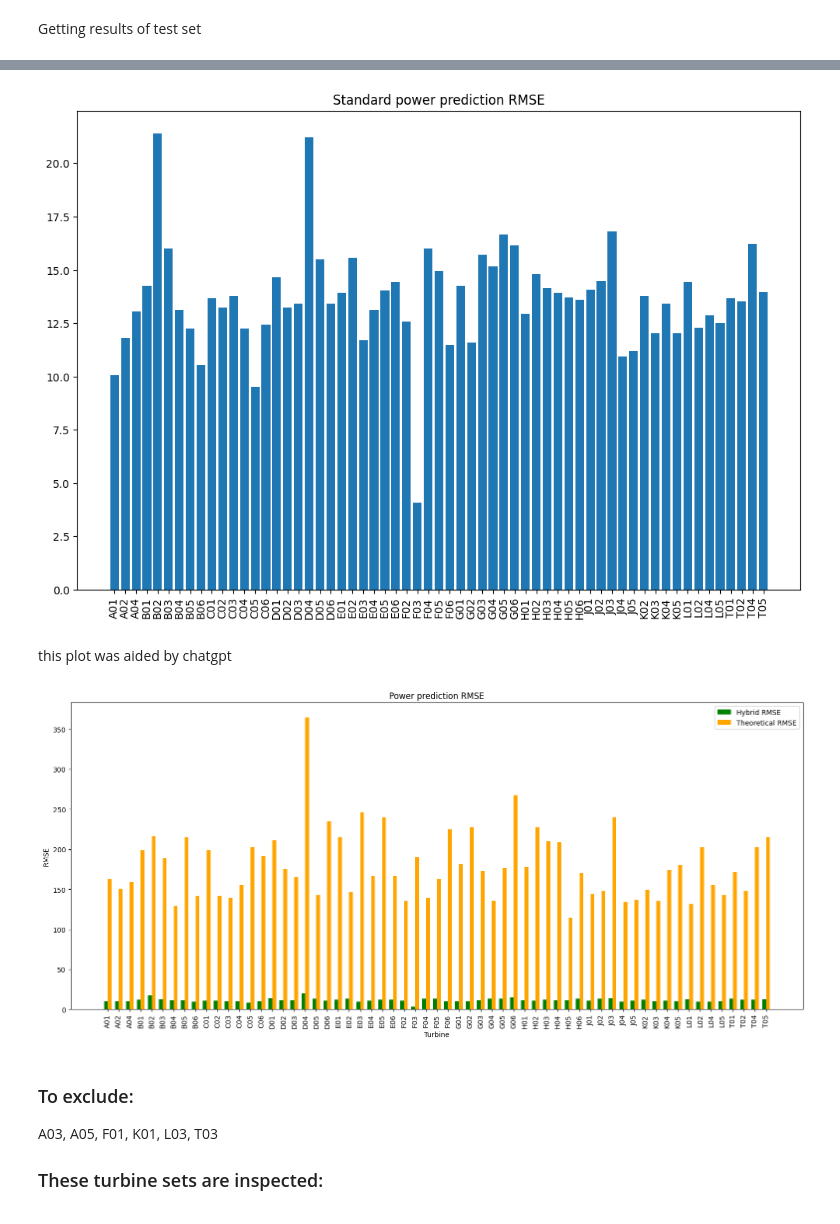
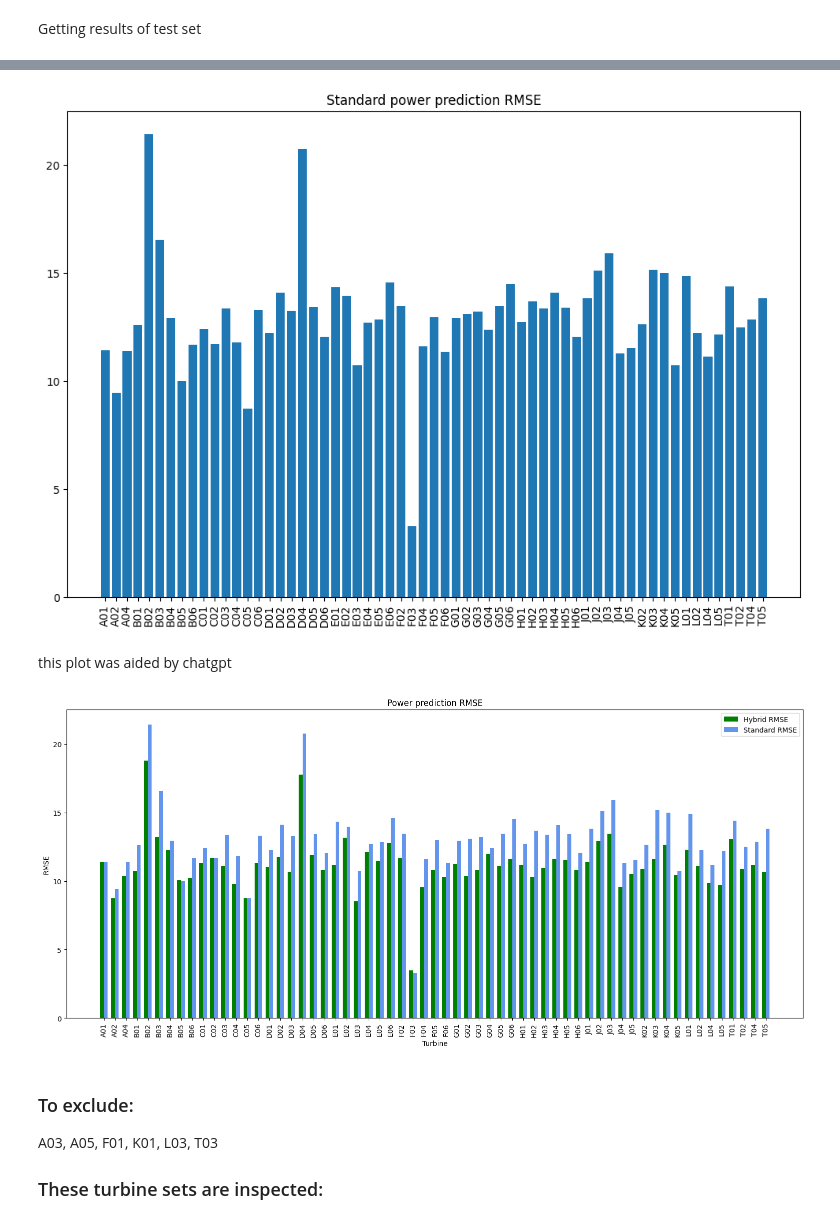
Before and after one commit to sondretb/Master-thesis---Wake-Scada-integration, a Jupyter notebook: power_predictor.ipynb, the cells around one changed output, grey strips where cells are left out. Drawn from its saved outputs; the diff is of its cells as text; code cells hidden in the pictures.

```diff
--- a/power_predictor.ipynb
+++ b/power_predictor.ipynb
@@ -14,0 +16,13 @@ data = get_filtered_data(include_ti=True)
+# %%
+plt.rcParams["figure.figsize"] = (12,4)
+tt = 'J04'
+fig, axes = plt.subplots(1, 2)
+axes[0].scatter(raw_data[tt]['WindSpeed'], raw_data[tt]['ActivePower'], edgecolor = 'gray', alpha = 0.6)
+axes[1].scatter(data[tt]['WindSpeed'], data[tt]['ActivePower'], edgecolor = 'gray', alpha = 0.6)
+axes[0].set_title('Unfiltered Dataset')
+axes[1].set_title('Filtered Dataset')
+axes[0].set_xlabel('Wind Speed [m/s]')
+axes[1].set_ylabel('Active Power [kW]')
+axes[1].set_xlabel('Wind Speed [m/s]')
+axes[0].set_ylabel('Active Power [kW]')
+plt.show()
@@ -48,10 +65,12 @@ plt.show()
 ### XGBoost model training
 # %%
 from sklearn.model_selection import train_test_split
+from tqdm import tqdm
 #Dividing the training/dataset
 test_data = {}
 train_data = {}
-for name, df_i in data.items():
+for name, df_i in tqdm(data.items(), total = 67):
+    df_i['TI_0'] = ws2ti_0(df_i['WindSpeed'])
     train, test = train_test_split(df_i, test_size=0.2)
     test_data[name] = test
     train_data[name] = train
@@ -61,7 +80,7 @@ Generating hybrid regressors
 from xgboost import XGBRegressor
 from tqdm import tqdm
 import time
-hybrid_features = ['Pitch', 'WindSpeed', 'WindDirection', 'AirHumidity', 'AirPressure', 'AirTemp', 'TI', 'TSR', 'YawOffset']
+hybrid_features = ['Pitch', 'WindSpeed', 'WindDirection', 'AirHumidity', 'AirPressure', 'AirTemp', 'TI', 'YawOffset', 'TSR','TI_0']
 label = 'ActivePower'
 
 hybrid_regressors = {}
@@ -74,7 +93,7 @@ for name, test_set in tqdm(test_data.items(), desc='Generating Hybrid Power Pred
 # %% [markdown]
 Generating standard regressors
 # %%
-standard_features = ['Pitch', 'WindSpeed', 'WindDirection', 'AirHumidity', 'AirPressure', 'AirTemp', 'TSR', 'YawOffset'] #Only missing simulated TI
+standard_features = ['Pitch', 'WindSpeed', 'WindDirection', 'AirHumidity', 'AirPressure', 'AirTemp', 'YawOffset', 'TSR', 'TI_0'] #Only missing simulated TI
 label = 'ActivePower'
 
 
@@ -133,39 +152,39 @@ plt.xticks(rotation=90)
 plt.title('Standard power prediction RMSE')
 plt.show()
 # %% [output]
-[figure, old version]
+[figure, new version]
 # %% [markdown]
 this plot was aided by chatgpt
 # %%
 plt.rcParams["figure.figsize"] = (19, 8)
 
 # Extract keys and values
 keys = list(rmse_hybrid.keys())
 values1 = list(rmse_hybrid.values())
-values2 = list(rmse_theoretical.values())
+values2 = list(rmse_standard.values())
 
 # Define positions for the bars
 bar_width = 0.35
 index = np.arange(len(keys))
 
 # Create the bar chart
 fig, ax = plt.subplots()
 bar1 = ax.bar(index, values1, bar_width, label='Hybrid RMSE', color='green')
-bar2 = ax.bar(index + bar_width, values2, bar_width, label='Theoretical RMSE', color='orange')
+bar2 = ax.bar(index + bar_width, values2, bar_width, label='Standard RMSE', color='cornflowerblue')
 
 # Add labels, title, and legend
 ax.set_xlabel('Turbine')
 ax.set_ylabel('RMSE')
 ax.set_title('Power prediction RMSE')
 ax.set_xticks(index + bar_width / 2)
 ax.set_xticklabels(keys)
 plt.xticks(rotation=90)
 ax.legend()
 
 # Display the chart
 plt.show()
 # %% [output]
-[figure, old version]
+[figure, new version]
 # %% [markdown]
 ### To exclude:
 A03, A05, F01, K01, L03, T03
```
Also changed, not shown: parts of 8 cells of this notebook, 3 other files.
